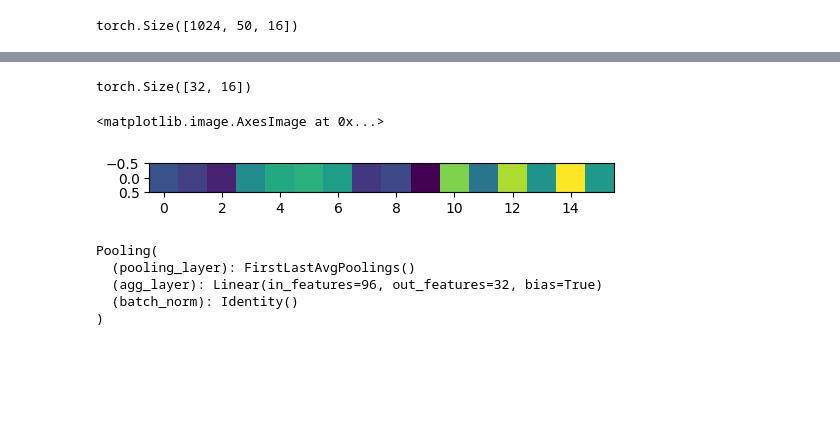
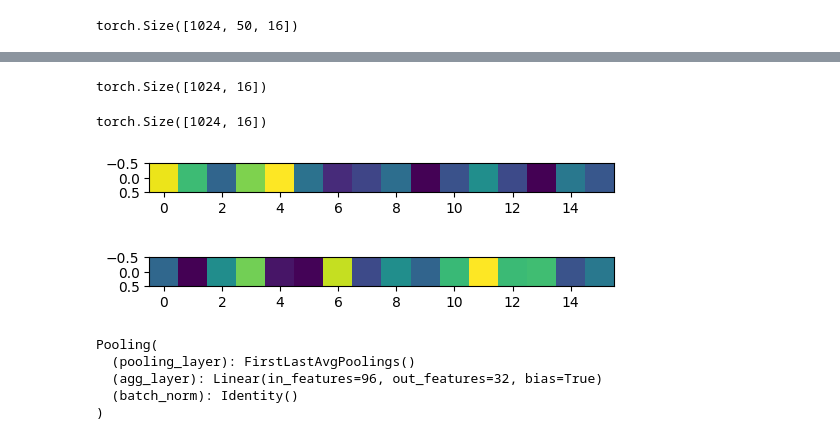
Before and after one commit to Monfin/LHT_credits-history, a Jupyter notebook: LHT_sequences.ipynb, the cells around one changed output, grey strips where cells are left out. Drawn from its saved outputs; the diff is of its cells as text; code cells hidden in the pictures; blank space fills up the shorter version.

Commit message:
add ckpts + LUNA + branched model

```diff
--- a/LHT_sequences.ipynb
+++ b/LHT_sequences.ipynb
@@ -529,0 +535,2 @@ from src.models.components.base_transformer.transformer import BaseTransformer
+# %%
+EMB_DIM = 16
@@ -530,11 +656,12 @@ from src.models.components.base_transformer.transformer import BaseTransformer
 # %%
 attn = BaseTransformer(
     use_decoder=False,
-    encoder=Encoder(
-        encoder_layer=EncoderLayer(
-            attention=MultiHeadAttention(EMB_DIM, 4),
+    encoder=LUNAEncoder(
+        luna_encoder_layer=LUNAEncoderLayer(
+            luna=LinearUnifiedNestedAttention(EMB_DIM, 4),
             feed_forward=PositionwiseFeedForward(EMB_DIM, activation_type="relu")
         ),
-        n_layers=1
+        n_layers=1,
+        n_aggregates=4
     )
 )
@@ -612,5 +743,5 @@ class GRUAggregator(nn.Module):
 # %%
-x_gru_ = GRUAggregator(
+gru = GRUAggregator(
     hidden_size=EMB_DIM,
     num_layers_gru=2
 )
@@ -619,15 +748,25 @@ x_gru = x_gru_(x_att)
+# %%
+x_gru = gru(x_att)
+x_pooled = pooling(x_att)
 # %%
-d(x_gru.sequences.size())
+d(x_gru.sequences.size(), x_pooled.representations.size())
 # %% [output]
-torch.Size([32, 16])
+torch.Size([1024, 16])
+torch.Size([1024, 16])
 # %%
 figure = plt.figure(figsize=(6, 6))
 
 ax = figure.add_subplot()
-ax.imshow(x_gru.sequences[0].detach().unsqueeze(dim=0))
+plt.show(ax.imshow(x_gru.sequences[0].detach().unsqueeze(dim=0)))
 # %% [output]
-<matplotlib.image.AxesImage at 0x...>
-[figure, old version]
+[figure, new version]
+# %%
+figure = plt.figure(figsize=(6, 6))
+
+ax = figure.add_subplot()
+plt.show(ax.imshow(x_pooled.representations[0].detach().unsqueeze(dim=0)))
+# %% [output]
+[figure, added]
 # %%
 from src.models.components.pooling.agg_pooling import ConvPooling
 # %%
```
Also changed, not shown: parts of 27 cells of this notebook, 40 other files.
